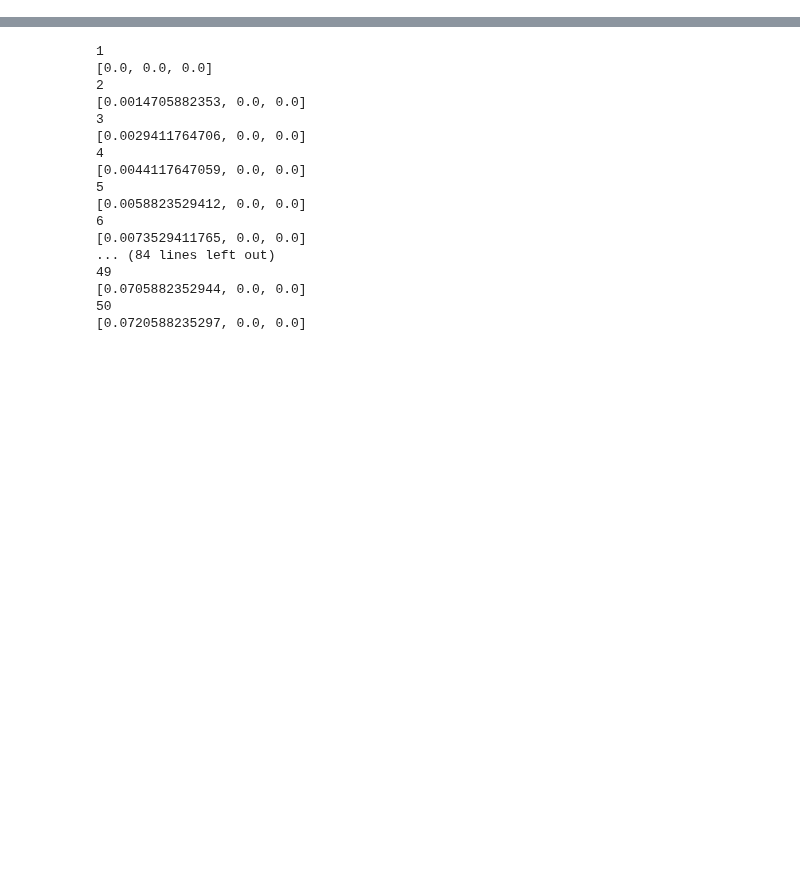
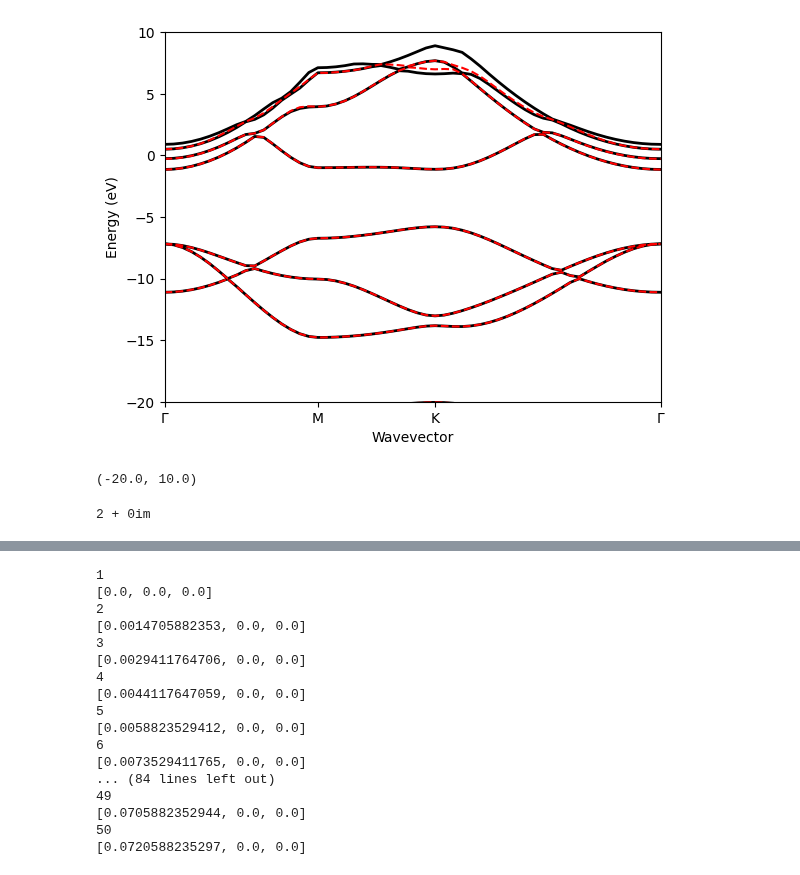
Before and after one commit to AliGhorashiCMT/Plasmons_Paper, a Jupyter notebook: hBN_Optimization/Wannier /Wannier .ipynb, the cells around one changed output, grey strips where cells are left out. Drawn from its saved outputs; the diff is of its cells as text; code cells hidden in the pictures; blank space fills up the shorter version.

```diff
--- a/hBN_Optimization/Wannier /Wannier .ipynb
+++ b/hBN_Optimization/Wannier /Wannier .ipynb
@@ -13,2 +17,14 @@ Hwannier, cell_map = hwannier("wannier"), np.loadtxt("wannier.map.txt");
 lattice_vectors = loadlattice("wannier.out");
 kpoints = bandstructkpoints2q(interpolate=20);
+# %%
+plot_bands("hBN.bands.eigenvals")
+plot_bands(Hwannier, cell_map, color="red", linestyle="dashed")
+
+ylim(-20, 10)
+# %% [output]
+[figure, added]
+(-20.0, 10.0)
+# %%
+dot([1, 1im], [1, 1im])
+# %% [output]
+2 + 0im
```
Also changed, not shown: parts of 21 cells of this notebook.
